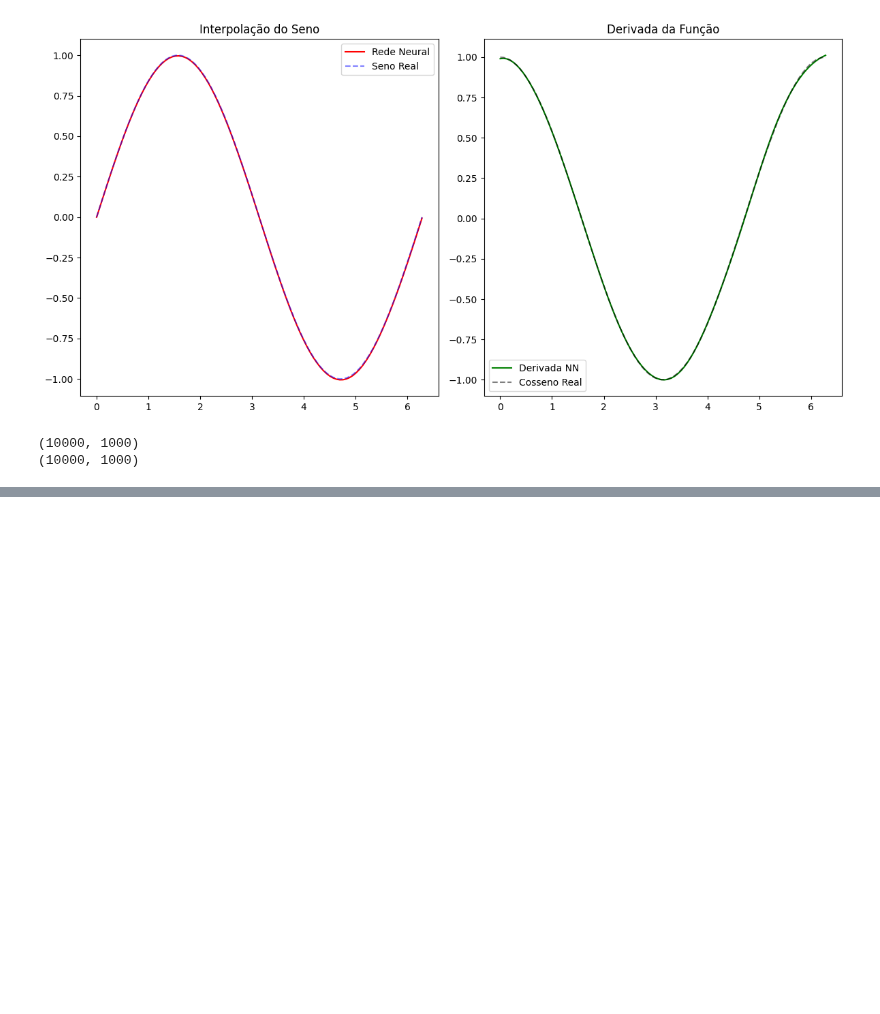
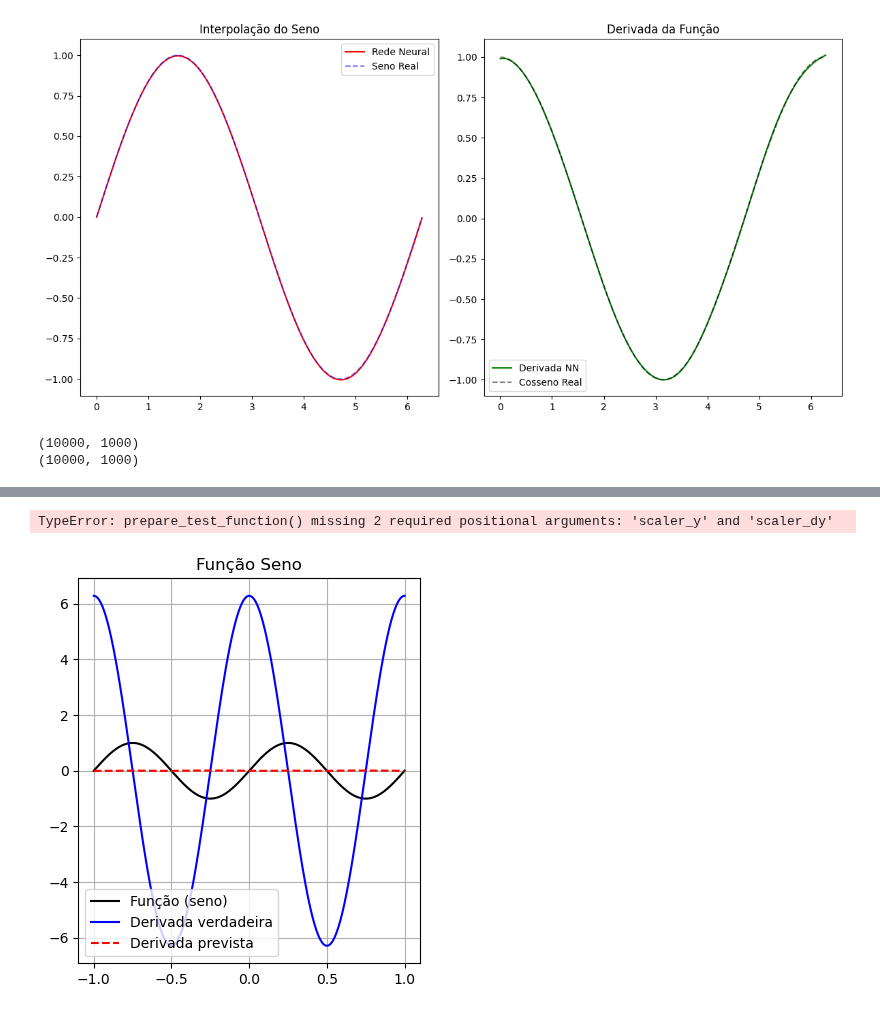
Before and after one commit to brunamendesfis/Computational_Physics, a Jupyter notebook: Redes_Neurais/Atividade_03/Exercício_01.ipynb, the cells around one changed output, grey strips where cells are left out. Saved outputs shown, nothing was run; the diff lists cells and outputs as text; code cells hidden in the pictures; blank space fills up the shorter version.

```diff
--- a/Redes_Neurais/Atividade_03/Exercício_01.ipynb
+++ b/Redes_Neurais/Atividade_03/Exercício_01.ipynb
@@ -354,0 +434,63 @@ plt.show()
+# %%
+# 7. Teste com funções trigonométricas (ajustado)
+def prepare_test_function(func, deriv, x_values, scaler_y, scaler_dy):
+    # Garante que func_values e deriv_values tenham shape (n, 1)
+    func_values = func(2 * np.pi * x_values).reshape(-1, 1)
+    deriv_values = (deriv(2 * np.pi * x_values) * (2 * np.pi)).reshape(-1, 1)  # Corrige regra da cadeia
+
+    func_scaled = scaler_y.transform(func_values)
+    pred_deriv_scaled = model.predict(func_scaled)
+    pred_deriv = scaler_dy.inverse_transform(pred_deriv_scaled.reshape(-1, 1))
+
+
+    return func_values, deriv_values, pred_deriv
+
+# Gráficos
+plt.figure(figsize=(15, 5))
+
+# Teste 1: Seno
+new_x = np.linspace(-1, 1, 500).reshape(-1, 1)
+func, deriv, pred = prepare_test_function(np.sin, np.cos, new_x, scaler_y, scaler_dy)
+
+
+plt.subplot(131)
+x = new_x.ravel()
+y = func.ravel()
+plt.plot(x, y, 'k-', label='Função (seno)')
+plt.plot(x, deriv.ravel(), 'b-', label='Derivada verdadeira')
+plt.plot(x, pred.ravel(), 'r--', label='Derivada prevista')
+plt.title("Função Seno")
+plt.legend()
+plt.grid(True)
+
+# Teste 2: Cosseno
+func, deriv, pred = prepare_test_function(np.cos, lambda x: -np.sin(x), new_x)
+
+plt.subplot(132)
+plt.plot(new_x, func[0], 'k-', label='Função (cosseno)')
+plt.plot(new_x, deriv[0], 'b-', label='Derivada verdadeira')
+plt.plot(new_x, pred[0], 'r--', label='Derivada prevista')
+plt.title("Função Cosseno")
+plt.legend()
+plt.grid(True)
+
+# Teste 3: Quadrática
+func = (new_x ** 2).T
+deriv = (2 * new_x).T
+func_scaled = scaler.transform(func)
+pred_deriv = model.predict(func_scaled)
+pred = scaler.inverse_transform(pred_deriv)
+
+plt.subplot(133)
+plt.plot(new_x, func[0], 'k-', label='Função (quadrática)')
+plt.plot(new_x, deriv[0], 'b-', label='Derivada verdadeira')
+plt.plot(new_x, pred[0], 'r--', label='Derivada prevista')
+plt.title("Função Quadrática")
+plt.legend()
+plt.grid(True)
+
+plt.tight_layout()
+plt.show()
+# %% [output]
+TypeError: prepare_test_function() missing 2 required positional arguments: 'scaler_y' and 'scaler_dy'
+[figure, added]
```
Also changed, not shown: parts of 6 cells of this notebook.
